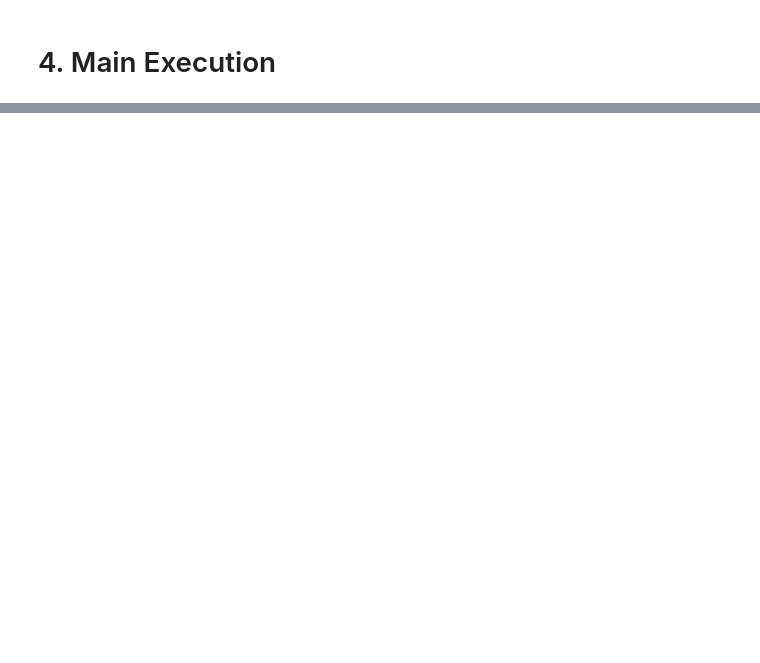
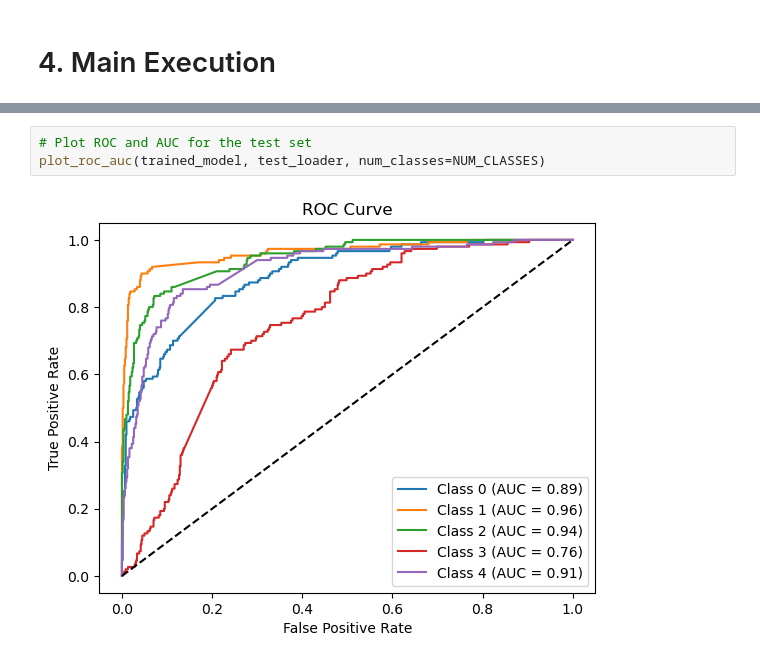
Before and after one commit to helHg/nextlevelai-venue-classification, a Jupyter notebook: notebooks/cnn.ipynb, the cells around one changed output, grey strips where cells are left out. Saved outputs shown, nothing was run; the diff lists cells and outputs as text; blank space fills up the shorter version.

```diff
--- a/notebooks/cnn.ipynb
+++ b/notebooks/cnn.ipynb
@@ -332,0 +445,5 @@ Test Confusion Matrix:
+# %%
+# Plot ROC and AUC for the test set
+plot_roc_auc(trained_model, test_loader, num_classes=NUM_CLASSES)
+# %% [output]
+[figure, added]
```
Also changed, not shown: parts of 17 cells of this notebook.
